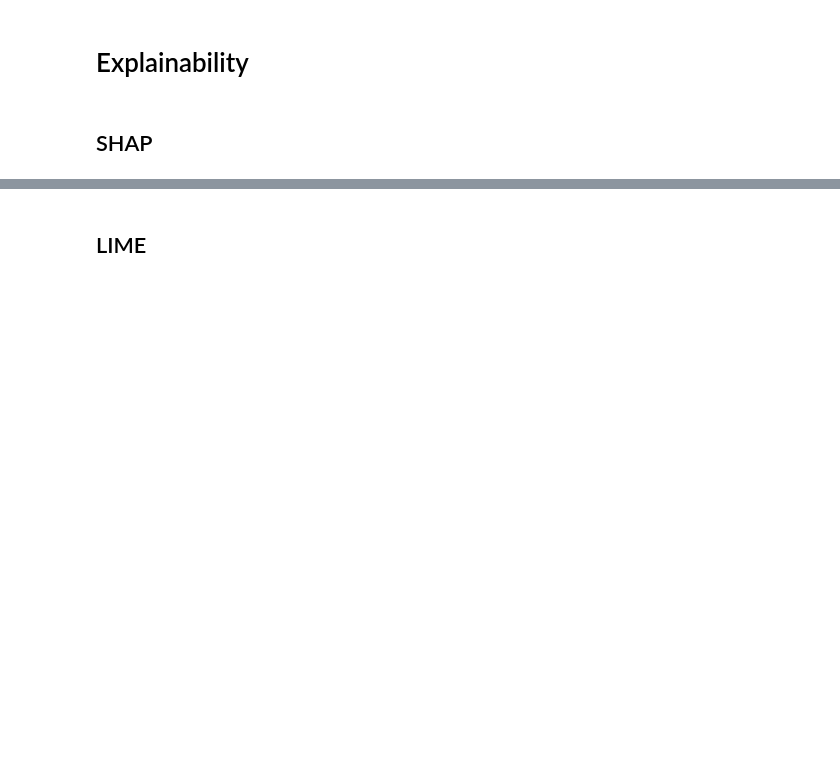
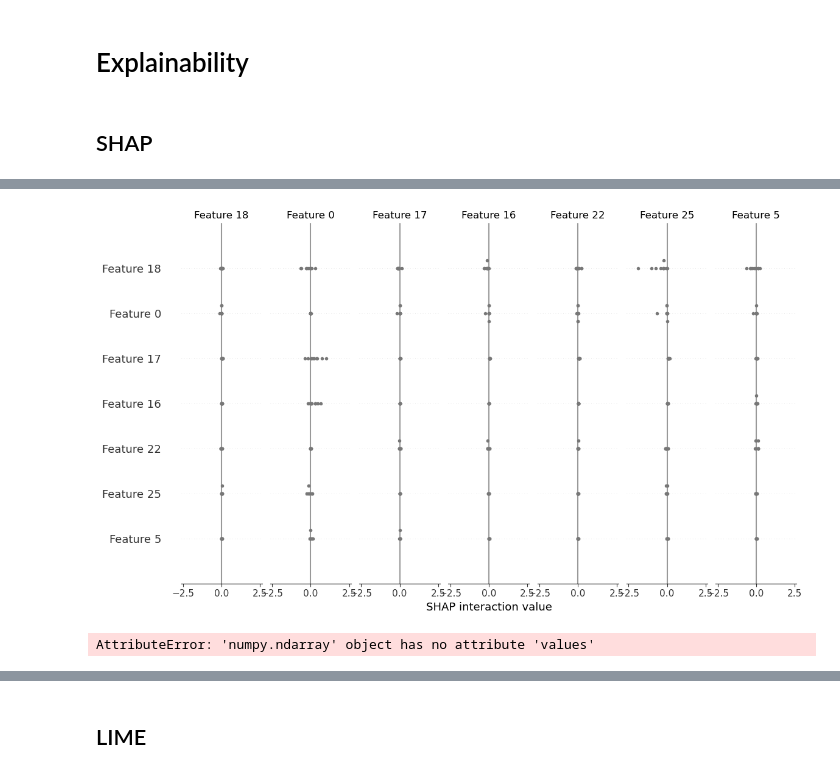
Before and after one commit to charicf/DoctorDisease2.0_AKI, a Jupyter notebook: ml_model/LSTM_features.ipynb, the cells around one changed output, grey strips where cells are left out. Saved outputs shown, nothing was run; the diff lists cells and outputs as text; code cells hidden in the pictures; blank space fills up the shorter version.

```diff
--- a/ml_model/LSTM_features.ipynb
+++ b/ml_model/LSTM_features.ipynb
@@ -831,0 +915,8 @@ e = shap.GradientExplainer(model, background)  # Seems to be working
+# %%
+batch = next(iter(train_dl))
+print(f'Size of the batch: {len(batch[0])}')
+
+data, labels = batch
+data = data.to(device)
+background = data[:100]
+test_data = data[:10]
@@ -831,0 +933,3 @@ e = shap.GradientExplainer(model, background)  # Seems to be working
+# %%
+explainer = shap.DeepExplainer(model, background)
+# shap_values = e.shap_values(test_data)
@@ -831,0 +956,26 @@ e = shap.GradientExplainer(model, background)  # Seems to be working
+# %%
+# check_additivity = False - To allow minor discrepancies in the sum
+shap_values = explainer.shap_values(test_data, check_additivity=False)
+# %%
+print(f' Shape of test data: {test_data.shape}')
+print(f' Shape of shap values: {shap_values.shape}')
+
+shap_values_squeezed = shap_values.squeeze(-1)
+print(f' Shape of shap values squeezed: {shap_values_squeezed.shape}')
+# %%
+shap.summary_plot(shap_values_squeezed, test_data)
+# %% [output]
+[figure, added]
+# %%
+# shap.dependence_plot(shap_values_squeezed, test_data)
+explainer = shap.DeepExplainer(model, background)
+
+model.train()
+shap_values = explainer.shap_values(test_data)
+model.eval()
+
+shap_values = explainer.shap_values(test_data, check_additivity=False)
+shap_values_squeezed = shap_values.squeeze(-1)
+shap.plots.heatmap(shap_values_squeezed)
+# %% [output]
+AttributeError: 'numpy.ndarray' object has no attribute 'values'
```
Also changed, not shown: parts of 35 cells of this notebook, 1 other file.
